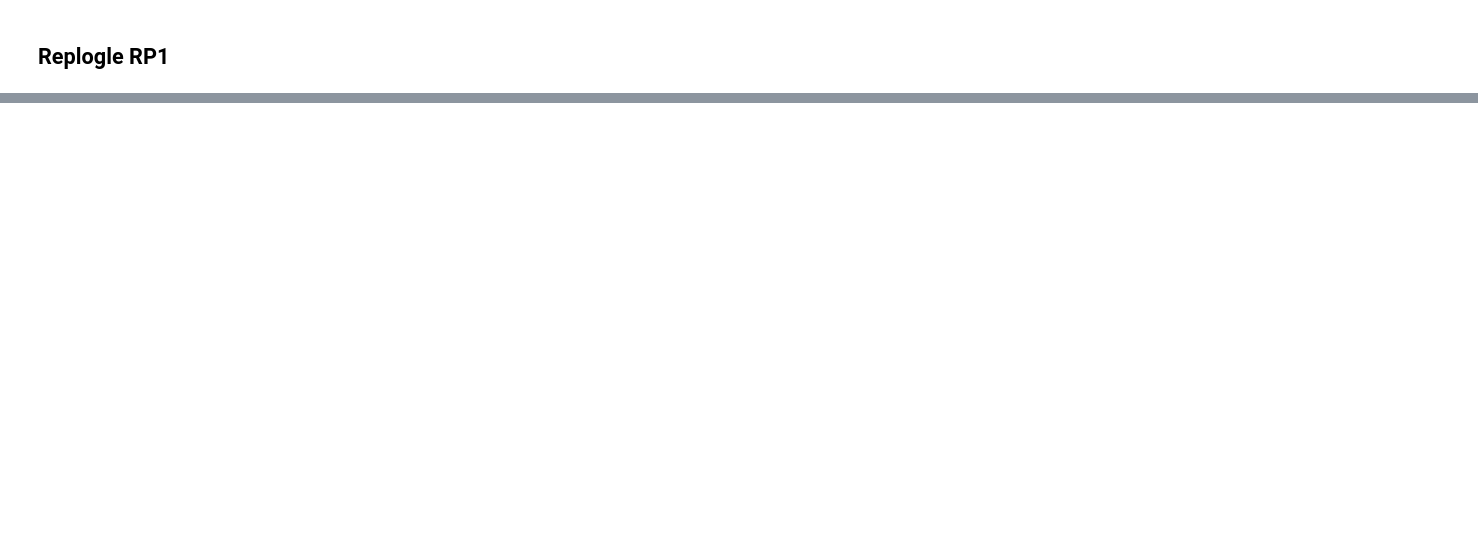
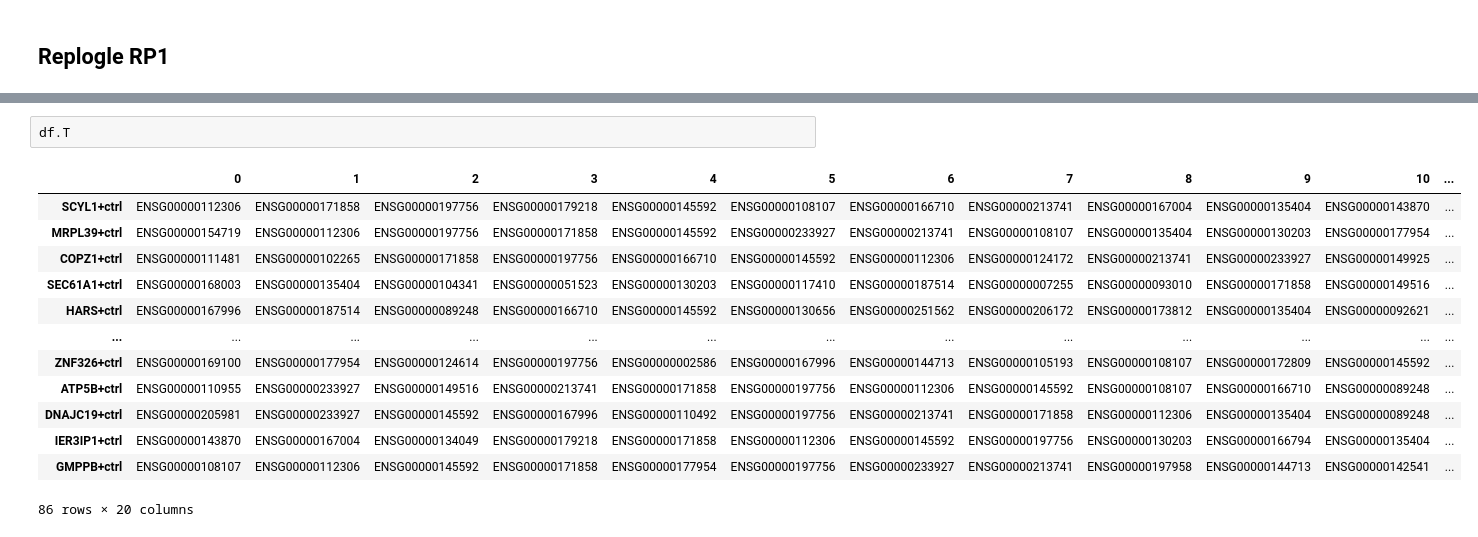
Before and after one commit to turbine-ai/PerturbSeqPredBenchmark, a Jupyter notebook: notebooks/bulk_models.ipynb, the cells around one changed output, grey strips where cells are left out. Drawn from its saved outputs; the diff is of its cells as text; blank space fills up the shorter version.

```diff
--- a/notebooks/bulk_models.ipynb
+++ b/notebooks/bulk_models.ipynb
@@ -1179,0 +1092,16 @@ plt.show()
+# %%
+df.T
+# %% [output]
+|  | 0 | 1 | 2 | 3 | 4 | 5 | 6 | 7 | 8 | 9 | 10 | ... |
+| SCYL1+ctrl | ENSG00000112306 | ENSG00000171858 | ENSG00000197756 | ENSG00000179218 | ENSG00000145592 | ENSG00000108107 | ENSG00000166710 | ENSG00000213741 | ENSG00000167004 | ENSG00000135404 | ENSG00000143870 | ... |
+| MRPL39+ctrl | ENSG00000154719 | ENSG00000112306 | ENSG00000197756 | ENSG00000171858 | ENSG00000145592 | ENSG00000233927 | ENSG00000213741 | ENSG00000108107 | ENSG00000135404 | ENSG00000130203 | ENSG00000177954 | ... |
+| COPZ1+ctrl | ENSG00000111481 | ENSG00000102265 | ENSG00000171858 | ENSG00000197756 | ENSG00000166710 | ENSG00000145592 | ENSG00000112306 | ENSG00000124172 | ENSG00000213741 | ENSG00000233927 | ENSG00000149925 | ... |
+| SEC61A1+ctrl | ENSG00000168003 | ENSG00000135404 | ENSG00000104341 | ENSG00000051523 | ENSG00000130203 | ENSG00000117410 | ENSG00000187514 | ENSG00000007255 | ENSG00000093010 | ENSG00000171858 | ENSG00000149516 | ... |
+| HARS+ctrl | ENSG00000167996 | ENSG00000187514 | ENSG00000089248 | ENSG00000166710 | ENSG00000145592 | ENSG00000130656 | ENSG00000251562 | ENSG00000206172 | ENSG00000173812 | ENSG00000135404 | ENSG00000092621 | ... |
+| ... | ... | ... | ... | ... | ... | ... | ... | ... | ... | ... | ... | ... |
+| ZNF326+ctrl | ENSG00000169100 | ENSG00000177954 | ENSG00000124614 | ENSG00000197756 | ENSG00000002586 | ENSG00000167996 | ENSG00000144713 | ENSG00000105193 | ENSG00000108107 | ENSG00000172809 | ENSG00000145592 | ... |
+| ATP5B+ctrl | ENSG00000110955 | ENSG00000233927 | ENSG00000149516 | ENSG00000213741 | ENSG00000171858 | ENSG00000197756 | ENSG00000112306 | ENSG00000145592 | ENSG00000108107 | ENSG00000166710 | ENSG00000089248 | ... |
+| DNAJC19+ctrl | ENSG00000205981 | ENSG00000233927 | ENSG00000145592 | ENSG00000167996 | ENSG00000110492 | ENSG00000197756 | ENSG00000213741 | ENSG00000171858 | ENSG00000112306 | ENSG00000135404 | ENSG00000089248 | ... |
+| IER3IP1+ctrl | ENSG00000143870 | ENSG00000167004 | ENSG00000134049 | ENSG00000179218 | ENSG00000171858 | ENSG00000112306 | ENSG00000145592 | ENSG00000197756 | ENSG00000130203 | ENSG00000166794 | ENSG00000135404 | ... |
+| GMPPB+ctrl | ENSG00000108107 | ENSG00000112306 | ENSG00000145592 | ENSG00000171858 | ENSG00000177954 | ENSG00000197756 | ENSG00000233927 | ENSG00000213741 | ENSG00000197958 | ENSG00000144713 | ENSG00000142541 | ... |
+86 rows × 20 columns
```
Also changed, not shown: parts of 42 cells of this notebook, 2 other files.
